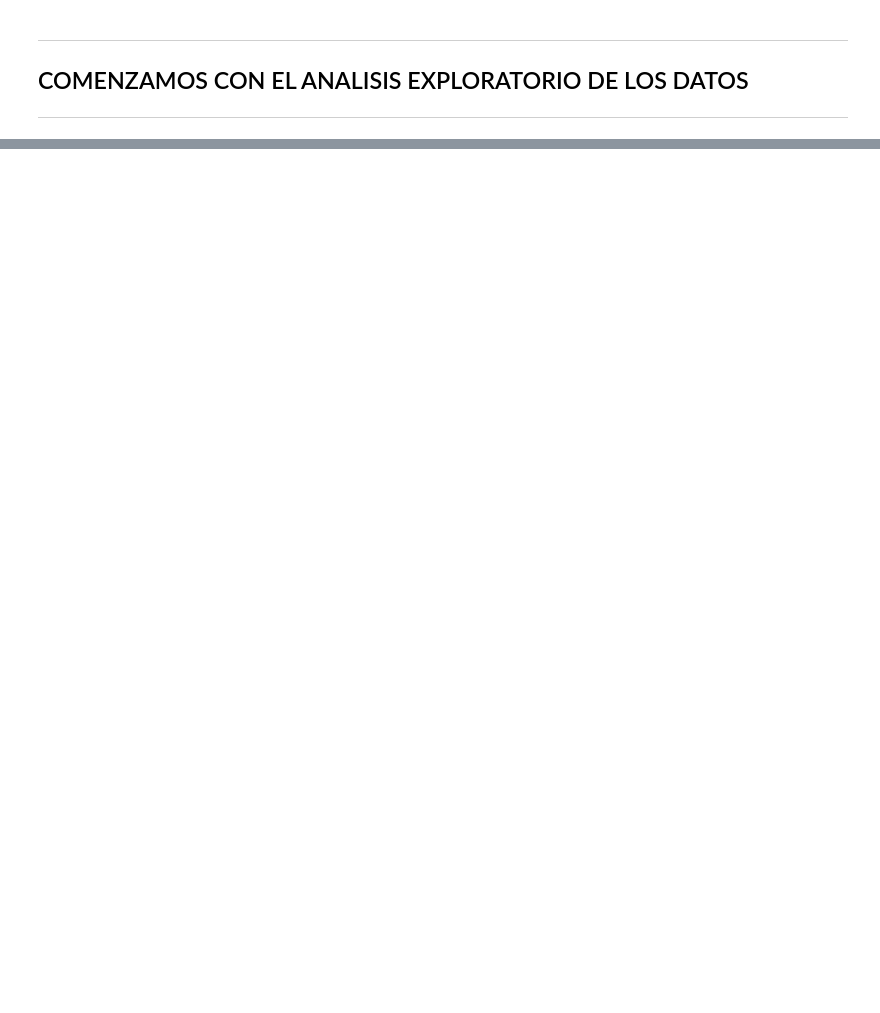
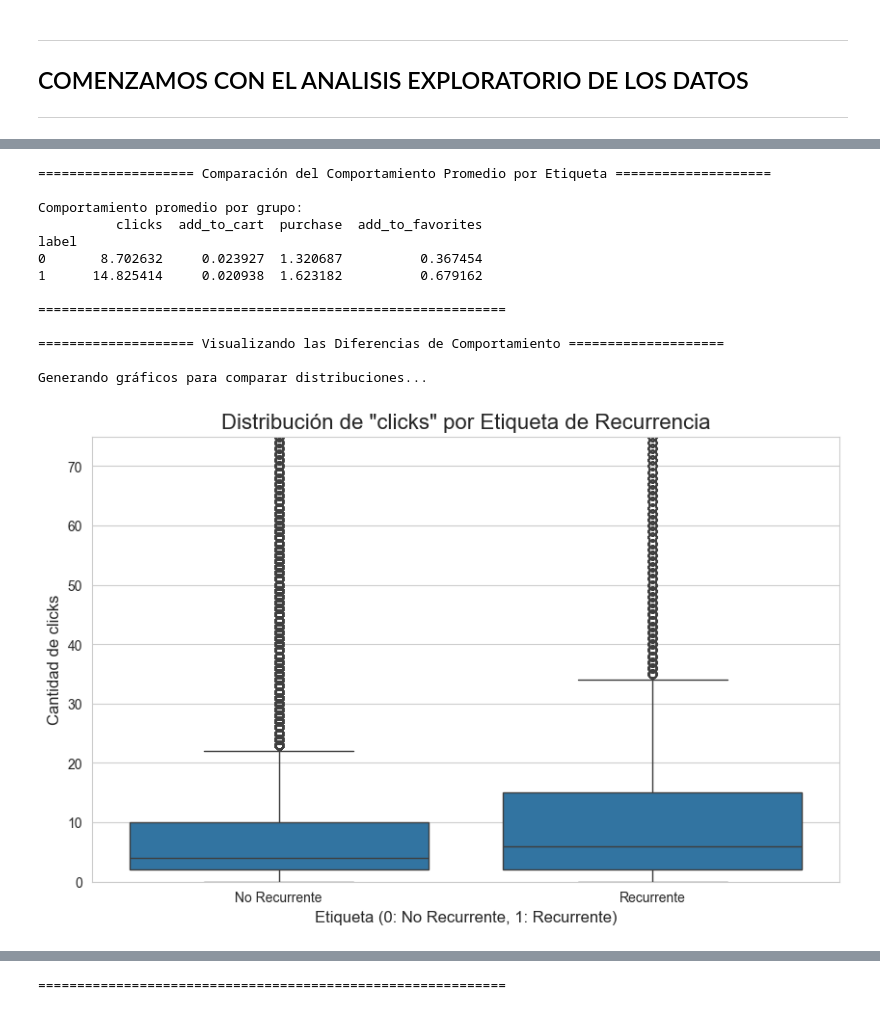
Before and after one commit to OscarEscriba/Proyecto-2-Data-Science, a Jupyter notebook: Proyecto_2.ipynb, the cells around one changed output, grey strips where cells are left out. Saved outputs shown, nothing was run; the diff lists cells and outputs as text; code cells hidden in the pictures; blank space fills up the shorter version.

Commit message:
analisis exploratorio final creo

```diff
--- a/Proyecto_2.ipynb
+++ b/Proyecto_2.ipynb
@@ -95,0 +530,51 @@ plt.show()
+# %%
+# analisis de las caracteristicas del comportamiento
+#Comparar el comportamiento promedio de clientes recurrentes vs. no recurrentes
+print("="*20 + " Comparación del Comportamiento Promedio por Etiqueta " + "="*20)
+
+behavioral_features = ['clicks', 'add_to_cart', 'purchase', 'add_to_favorites']
+
+# Usamos groupby() para calcular la media de cada acción para cada grupo de 'label'
+behavior_summary = df_train_final.groupby('label')[behavioral_features].mean()
+
+print("\nComportamiento promedio por grupo:")
+print(behavior_summary)
+print("\n" + "="*60 + "\n")
+
+#Visualizar la distribución del comportamiento con Box Plots
+
+print("="*20 + " Visualizando las Diferencias de Comportamiento " + "="*20)
+print("\nGenerando gráficos para comparar distribuciones...")
+
+# Iteramos sobre cada característica de comportamiento para crear un gráfico
+for feature in behavioral_features:
+    plt.figure(figsize=(10, 6))
+    sns.boxplot(x='label', y=feature, data=df_train_final)
+
+    # Calculamos el percentil 99 para limitar el eje y y mejorar la visualización
+    # Esto evita que los outliers extremos aplasten el gráfico
+    p99 = df_train_final[feature].quantile(0.99)
+    plt.ylim(0, p99)
+
+    plt.title(f'Distribución de "{feature}" por Etiqueta de Recurrencia', fontsize=16)
+    plt.xlabel('Etiqueta (0: No Recurrente, 1: Recurrente)', fontsize=12)
+    plt.ylabel(f'Cantidad de {feature}', fontsize=12)
+    plt.xticks([0, 1], ['No Recurrente', 'Recurrente'])
+    plt.show()
+
+print("\n" + "="*60 + "\n")
+# %% [output]
+==================== Comparación del Comportamiento Promedio por Etiqueta ====================
+
+Comportamiento promedio por grupo:
+          clicks  add_to_cart  purchase  add_to_favorites
+label
+0       8.702632     0.023927  1.320687          0.367454
+1      14.825414     0.020938  1.623182          0.679162
+
+============================================================
+
+==================== Visualizando las Diferencias de Comportamiento ====================
+
+Generando gráficos para comparar distribuciones...
+[figure, added]
@@ -95,0 +584 @@ plt.show()
+============================================================
```
Also changed, not shown: parts of 15 cells of this notebook, 1 other file.
